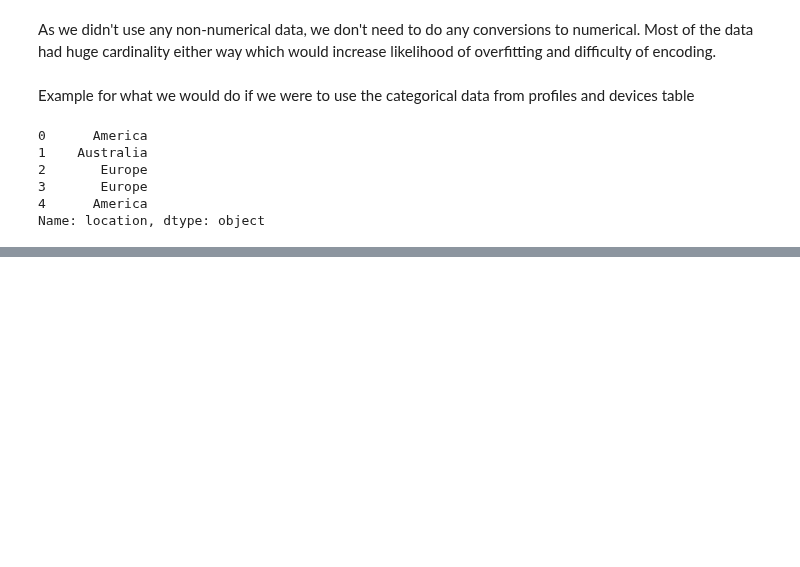
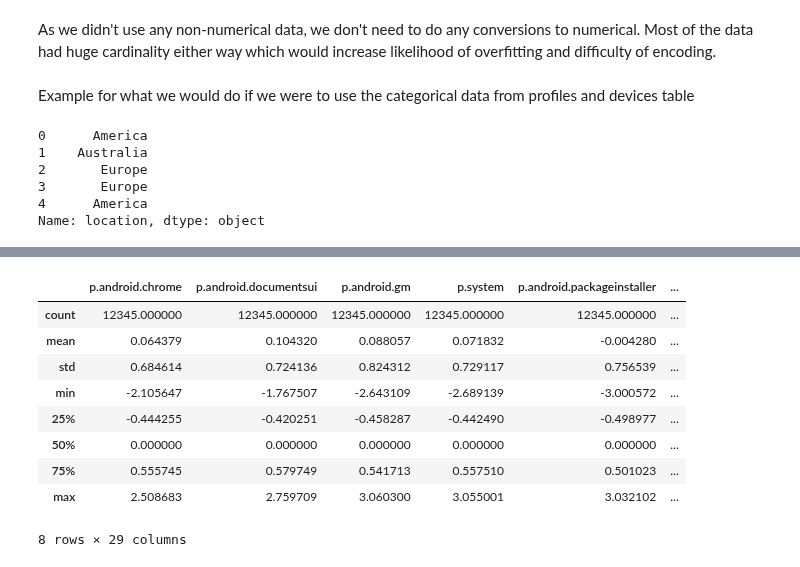
Before and after one commit to MartinH2k3/IAUProject, a Jupyter notebook: Phase2M.ipynb, the cells around one changed output, grey strips where cells are left out. Drawn from its saved outputs; the diff is of its cells as text; code cells hidden in the pictures; blank space fills up the shorter version.

```diff
--- a/Phase2M.ipynb
+++ b/Phase2M.ipynb
@@ -85,0 +114,13 @@ Name: location, dtype: object
+# %%
+X_train_robust_scaled.describe()
+# %% [output]
+|  | p.android.chrome | p.android.documentsui | p.android.gm | p.system | p.android.packageinstaller | ... |
+| count | 12345.000000 | 12345.000000 | 12345.000000 | 12345.000000 | 12345.000000 | ... |
+| mean | 0.064379 | 0.104320 | 0.088057 | 0.071832 | -0.004280 | ... |
+| std | 0.684614 | 0.724136 | 0.824312 | 0.729117 | 0.756539 | ... |
+| min | -2.105647 | -1.767507 | -2.643109 | -2.689139 | -3.000572 | ... |
+| 25% | -0.444255 | -0.420251 | -0.458287 | -0.442490 | -0.498977 | ... |
+| 50% | 0.000000 | 0.000000 | 0.000000 | 0.000000 | 0.000000 | ... |
+| 75% | 0.555745 | 0.579749 | 0.541713 | 0.557510 | 0.501023 | ... |
+| max | 2.508683 | 2.759709 | 3.060300 | 3.055001 | 3.032102 | ... |
+8 rows × 29 columns
```
Also changed, not shown: parts of 27 cells of this notebook.
